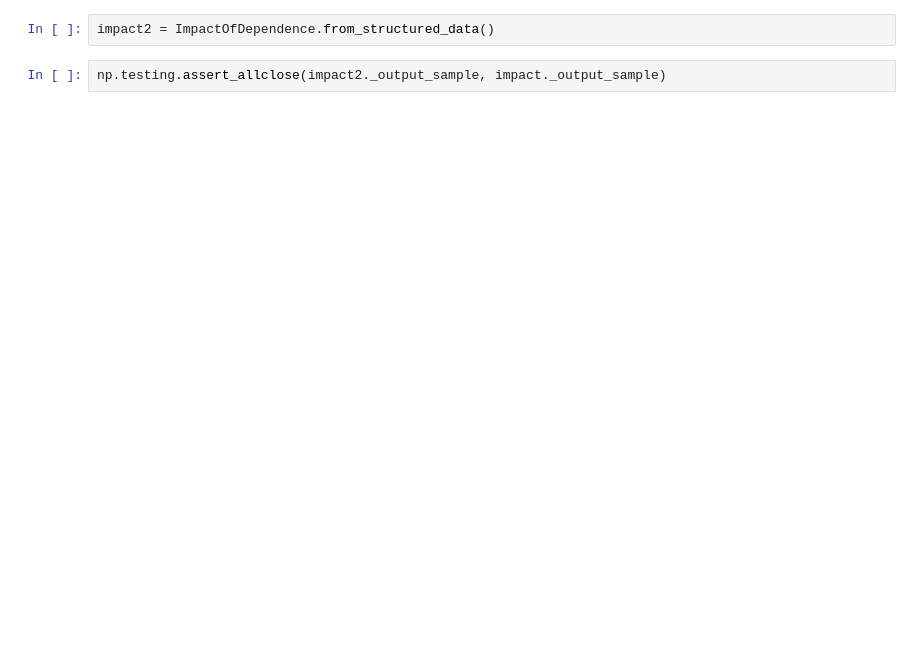
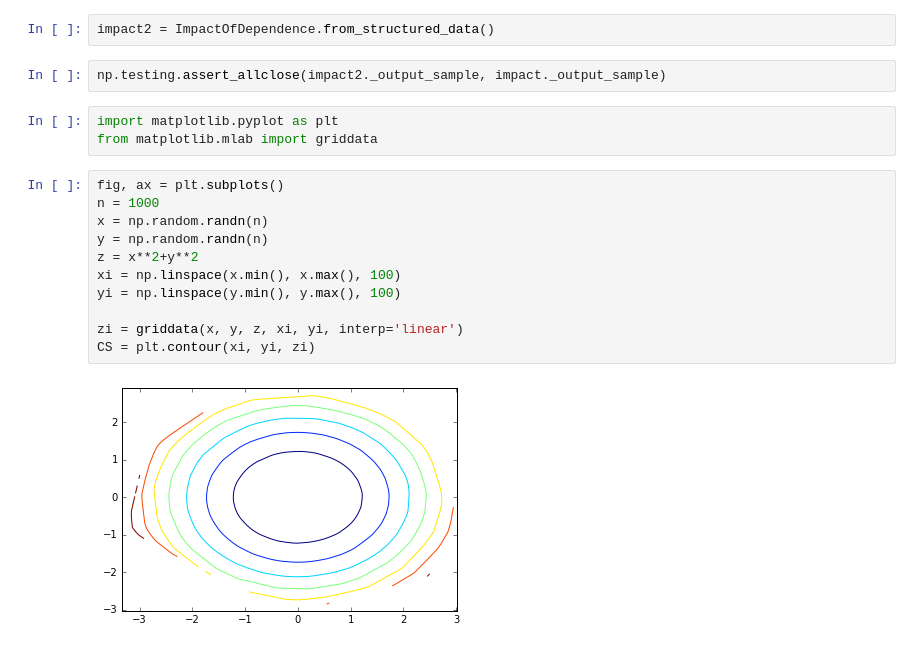
Before and after one commit to NazBen/dep-impact, a Jupyter notebook: notebooks/example.ipynb, the cells around one changed output. Cells and saved outputs as stored; diff of their text form; blank space fills up the shorter version.

```diff
--- a/notebooks/example.ipynb
+++ b/notebooks/example.ipynb
@@ -74,3 +72,19 @@ impact.save_data()
 impact2 = ImpactOfDependence.from_structured_data()
 # %%
 np.testing.assert_allclose(impact2._output_sample, impact._output_sample)
+# %%
+import matplotlib.pyplot as plt
+from matplotlib.mlab import griddata
+# %%
+fig, ax = plt.subplots()
+n = 1000
+x = np.random.randn(n)
+y = np.random.randn(n)
+z = x**2+y**2
+xi = np.linspace(x.min(), x.max(), 100)
+yi = np.linspace(y.min(), y.max(), 100)
+
+zi = griddata(x, y, z, xi, yi, interp='linear')
+CS = plt.contour(xi, yi, zi)
+# %% [output]
+[figure, added]
```
Also changed, not shown: parts of 7 cells of this notebook, 3 other files.
